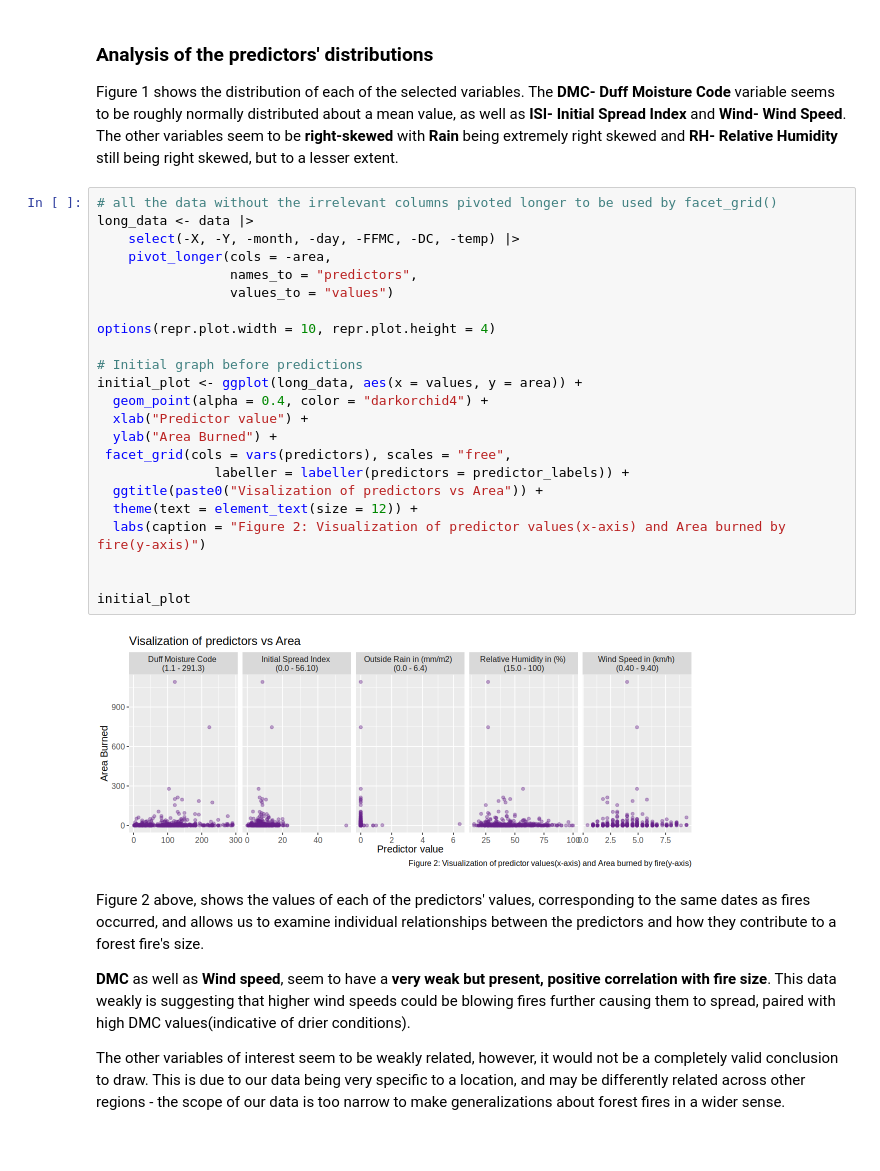
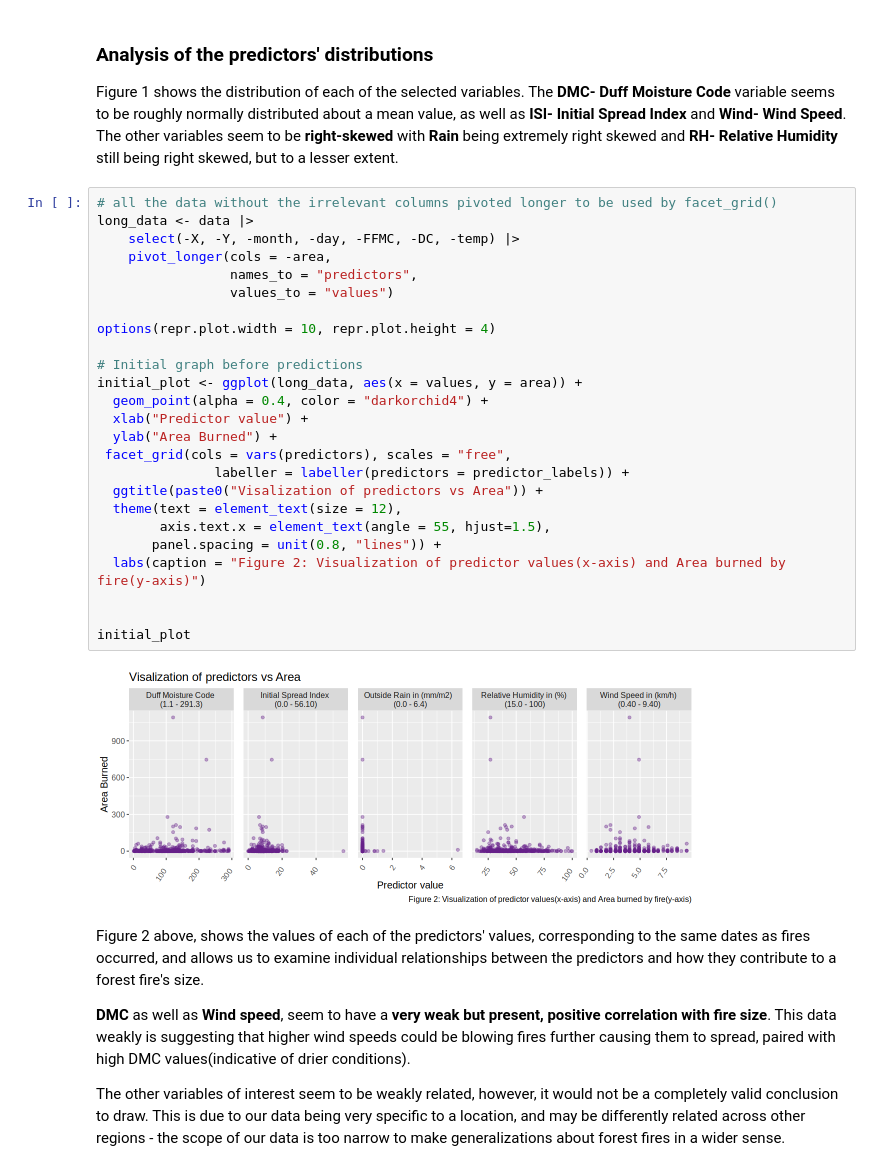
Before and after one commit to perdomopatrick/group7, a Jupyter notebook: DSCRGroupProject.ipynb, the cells around one changed output. Saved outputs shown, nothing was run; the diff lists cells and outputs as text.

```diff
--- a/DSCRGroupProject.ipynb
+++ b/DSCRGroupProject.ipynb
@@ -296,28 +309,30 @@ Figure 1 shows the distribution of each of the selected variables. The **DMC- Du
 # %%
 # all the data without the irrelevant columns pivoted longer to be used by facet_grid()
 long_data <- data |>
     select(-X, -Y, -month, -day, -FFMC, -DC, -temp) |>
     pivot_longer(cols = -area,
                  names_to = "predictors",
                  values_to = "values")
 
 options(repr.plot.width = 10, repr.plot.height = 4)
 
 # Initial graph before predictions
 initial_plot <- ggplot(long_data, aes(x = values, y = area)) +
   geom_point(alpha = 0.4, color = "darkorchid4") +
   xlab("Predictor value") +
   ylab("Area Burned") +
  facet_grid(cols = vars(predictors), scales = "free",
                labeller = labeller(predictors = predictor_labels)) +
   ggtitle(paste0("Visalization of predictors vs Area")) +
-  theme(text = element_text(size = 12)) +
+  theme(text = element_text(size = 12),
+        axis.text.x = element_text(angle = 55, hjust=1.5),
+       panel.spacing = unit(0.8, "lines")) +
   labs(caption = "Figure 2: Visualization of predictor values(x-axis) and Area burned by fire(y-axis)")
 
 
 initial_plot
 # %% [output]
-[figure, old version]
+[figure, new version]
 # %% [markdown]
 Figure 2 above, shows the values of each of the predictors' values, corresponding to the same dates as fires occurred, and allows us to examine individual relationships between the predictors and how they contribute to a forest fire's size.
 
```
Also changed, not shown: parts of 10 cells of this notebook.
